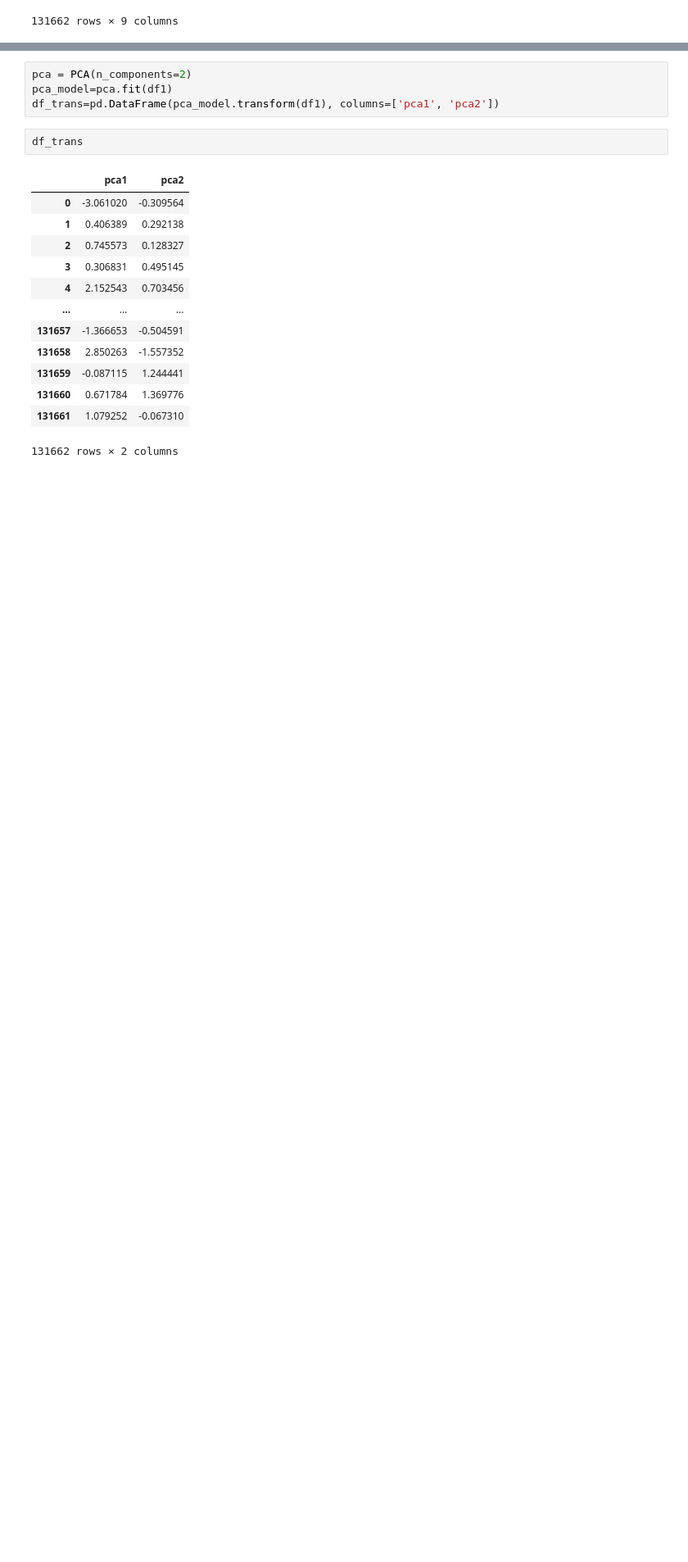
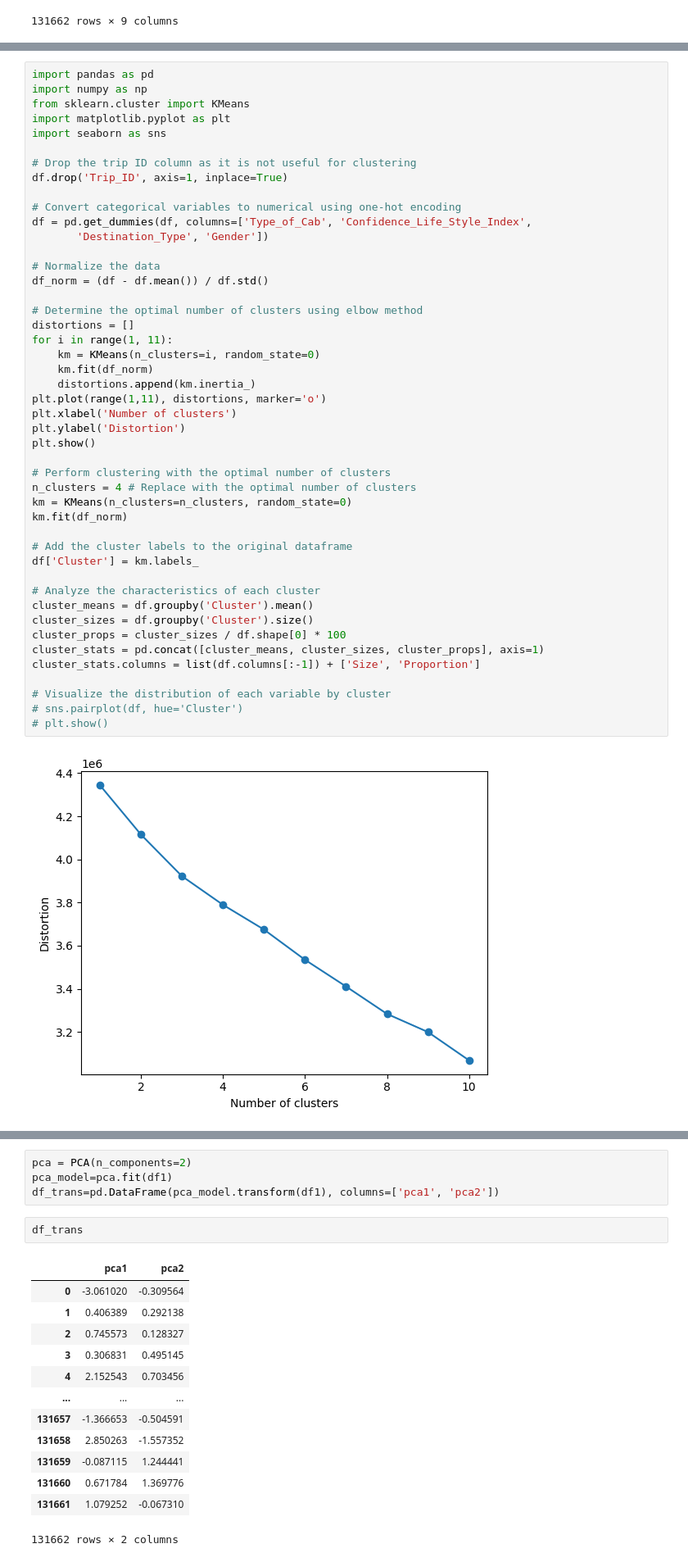
Before and after one commit to spandyy/Feynn-Labs-, a Jupyter notebook: Project 2/part 2/Cabs_Booking_DataAnalysis.ipynb, the cells around one changed output, grey strips where cells are left out. Shown at 82% size. Cells and saved outputs as stored; diff of their text form; blank space fills up the shorter version.

```diff
--- a/Project 2/part 2/Cabs_Booking_DataAnalysis.ipynb
+++ b/Project 2/part 2/Cabs_Booking_DataAnalysis.ipynb
@@ -499,0 +505,48 @@ len(Numeric.columns)
+# %%
+import pandas as pd
+import numpy as np
+from sklearn.cluster import KMeans
+import matplotlib.pyplot as plt
+import seaborn as sns
+
+# Drop the trip ID column as it is not useful for clustering
+df.drop('Trip_ID', axis=1, inplace=True)
+
+# Convert categorical variables to numerical using one-hot encoding
+df = pd.get_dummies(df, columns=['Type_of_Cab', 'Confidence_Life_Style_Index',
+       'Destination_Type', 'Gender'])
+
+# Normalize the data
+df_norm = (df - df.mean()) / df.std()
+
+# Determine the optimal number of clusters using elbow method
+distortions = []
+for i in range(1, 11):
+    km = KMeans(n_clusters=i, random_state=0)
+    km.fit(df_norm)
+    distortions.append(km.inertia_)
+plt.plot(range(1,11), distortions, marker='o')
+plt.xlabel('Number of clusters')
+plt.ylabel('Distortion')
+plt.show()
+
+# Perform clustering with the optimal number of clusters
+n_clusters = 4 # Replace with the optimal number of clusters
+km = KMeans(n_clusters=n_clusters, random_state=0)
+km.fit(df_norm)
+
+# Add the cluster labels to the original dataframe
+df['Cluster'] = km.labels_
+
+# Analyze the characteristics of each cluster
+cluster_means = df.groupby('Cluster').mean()
+cluster_sizes = df.groupby('Cluster').size()
+cluster_props = cluster_sizes / df.shape[0] * 100
+cluster_stats = pd.concat([cluster_means, cluster_sizes, cluster_props], axis=1)
+cluster_stats.columns = list(df.columns[:-1]) + ['Size', 'Proportion']
+
+# Visualize the distribution of each variable by cluster
+# sns.pairplot(df, hue='Cluster')
+# plt.show()
+# %% [output]
+[figure, added]
```
Also changed, not shown: parts of 4 cells of this notebook, 2 other files.
